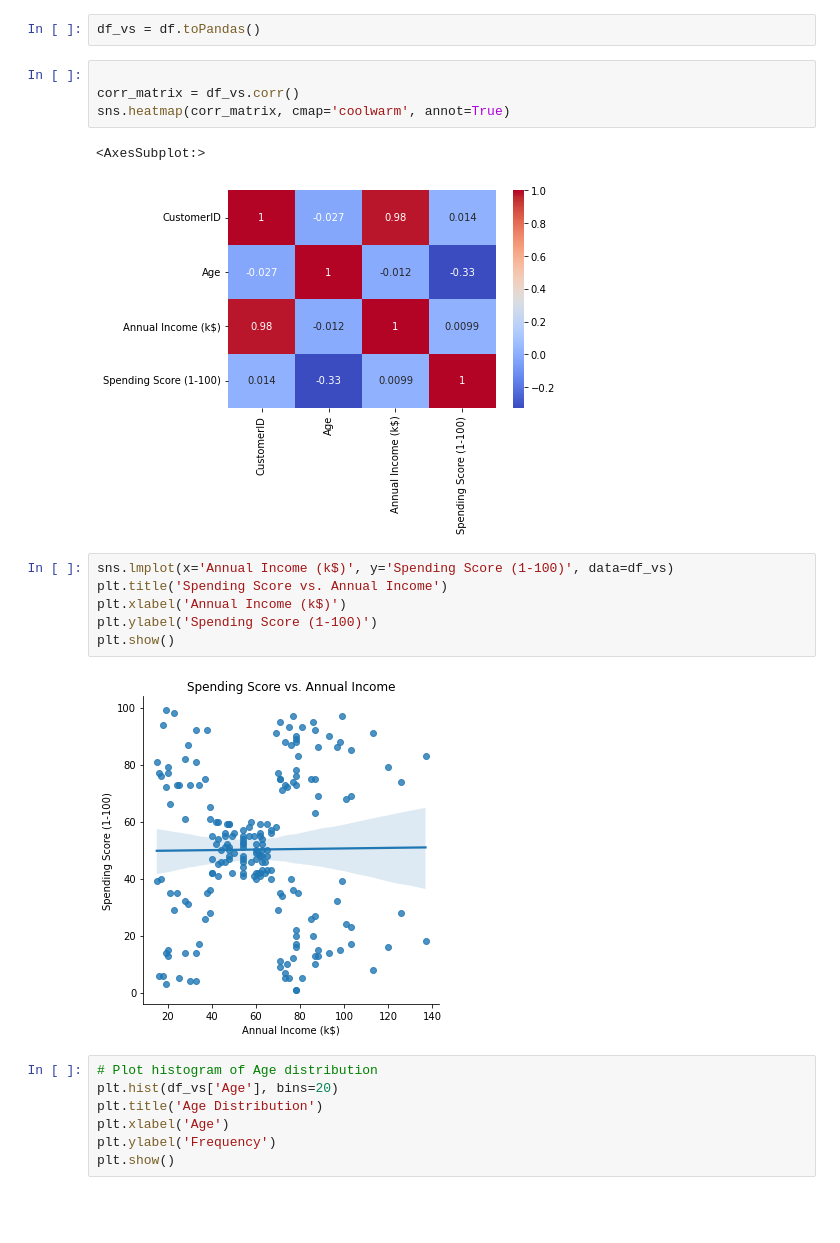
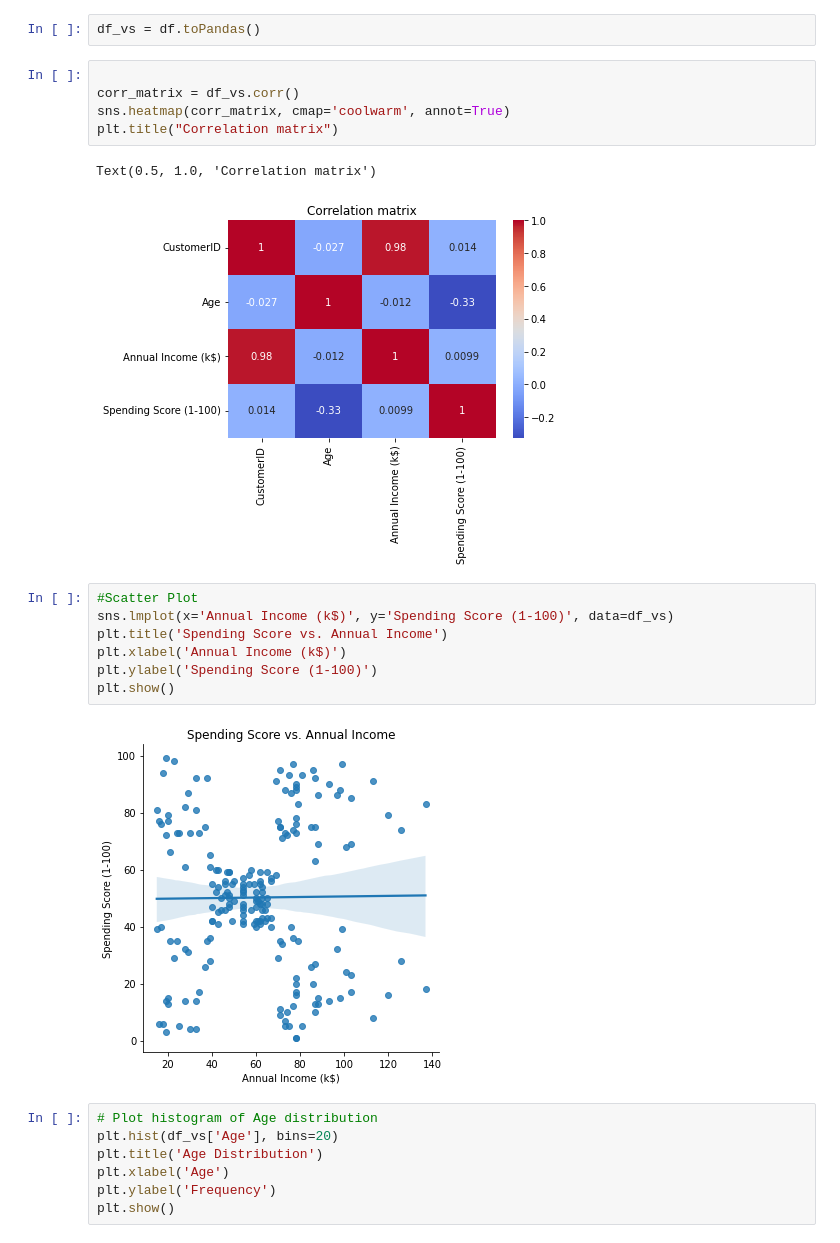
Before and after one commit to phanee16/Visualizing-and-Clustering-Customer-Data-Using-Self-Organizing-Maps, a Jupyter notebook: Self-Organizing-Maps-Mall-Customers.ipynb, the cells around one changed output. Saved outputs shown, nothing was run; the diff lists cells and outputs as text; blank space fills up the shorter version.

```diff
--- a/Self-Organizing-Maps-Mall-Customers.ipynb
+++ b/Self-Organizing-Maps-Mall-Customers.ipynb
@@ -44,11 +44,13 @@ df_vs = df.toPandas()
 # %%
 
 corr_matrix = df_vs.corr()
 sns.heatmap(corr_matrix, cmap='coolwarm', annot=True)
+plt.title("Correlation matrix")
 # %% [output]
-<AxesSubplot:>
+Text(0.5, 1.0, 'Correlation matrix')
-[figure, old version]
+[figure, new version]
 # %%
+#Scatter Plot
 sns.lmplot(x='Annual Income (k$)', y='Spending Score (1-100)', data=df_vs)
 plt.title('Spending Score vs. Annual Income')
 plt.xlabel('Annual Income (k$)')
```
